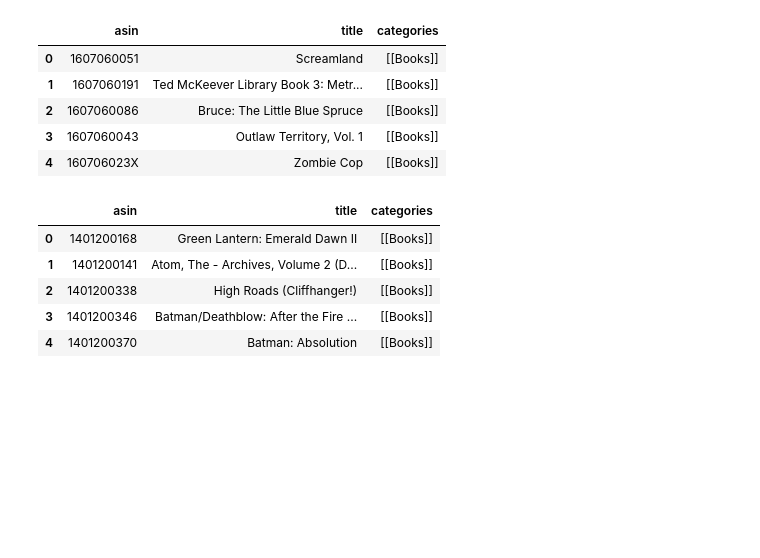
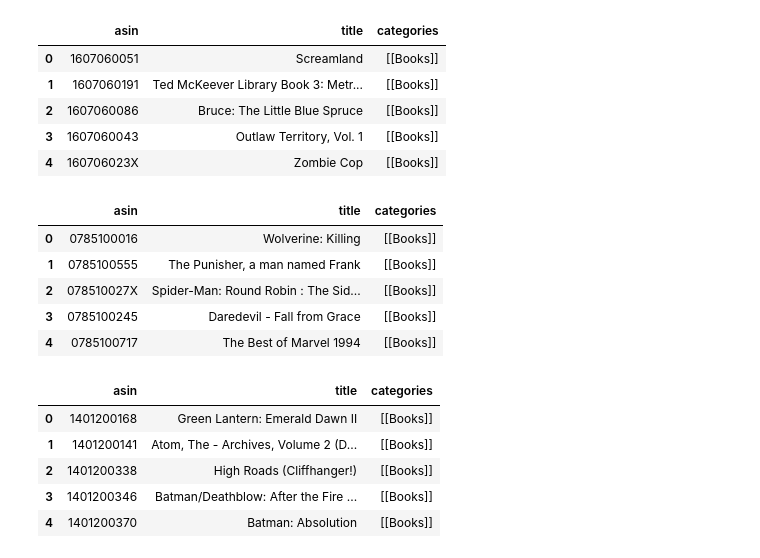
Before and after one commit to jnawjux/intocomics, a Jupyter notebook: amazon_reviews_eda.ipynb, the cells around one changed output. Cells and saved outputs as stored; diff of their text form; code cells hidden in the pictures; blank space fills up the shorter version.

```diff
--- a/amazon_reviews_eda.ipynb
+++ b/amazon_reviews_eda.ipynb
@@ -163,13 +165,14 @@ image_meta.head()
 | 3 | 1607060043 | Outlaw Territory, Vol. 1 | [[Books]] |
 | 4 | 160706023X | Zombie Cop | [[Books]] |
 # %%
-query_2 = """
+marvel_query = """
 SELECT
     asin,
     title,
     categories
-    FROM metadata
-    WHERE asin LIKE '07851%'
+FROM
+    metadata
+WHERE asin LIKE '07851%'
 """
 # %%
 metadata.createOrReplaceTempView('metadata')
@@ -178 +181,10 @@ marvel_meta = spark.sql(query_2).toPandas()
+# %%
+marvel_meta.head()
+# %% [output]
+|  | asin | title | categories |
+| 0 | 0785100016 | Wolverine: Killing | [[Books]] |
+| 1 | 0785100555 | The Punisher, a man named Frank | [[Books]] |
+| 2 | 078510027X | Spider-Man: Round Robin : The Sid... | [[Books]] |
+| 3 | 0785100245 | Daredevil - Fall from Grace | [[Books]] |
+| 4 | 0785100717 | The Best of Marvel 1994 | [[Books]] |
 # %%
```
Also changed, not shown: parts of 68 cells of this notebook, 5 other files.
